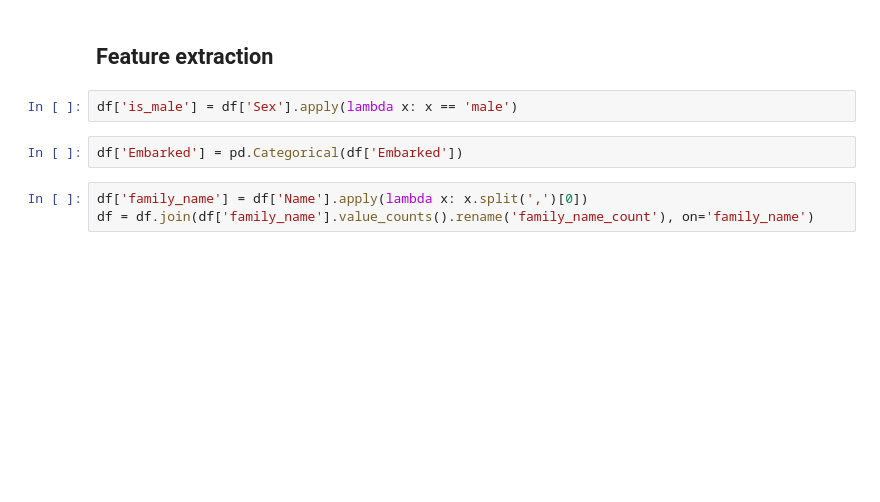
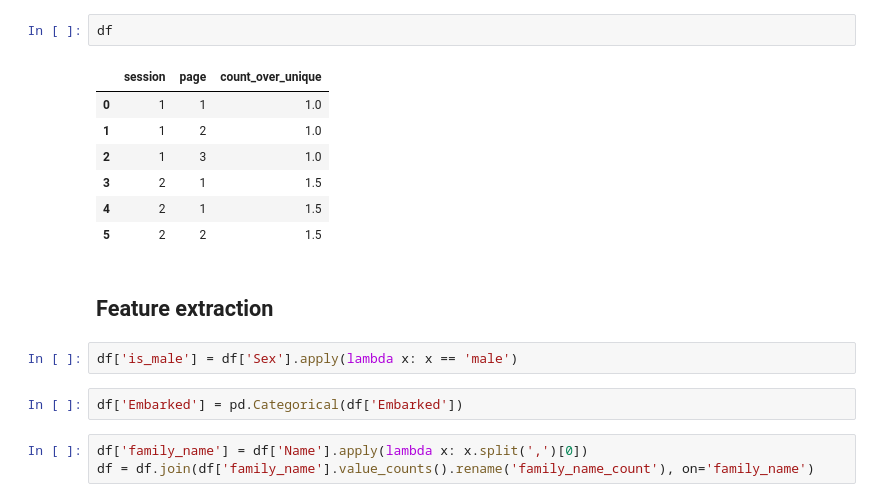
Before and after one commit to MaxHalford/DSG18-final, a Jupyter notebook: Solution.ipynb, the cells around one changed output. Saved outputs shown, nothing was run; the diff lists cells and outputs as text; blank space fills up the shorter version.

```diff
--- a/Solution.ipynb
+++ b/Solution.ipynb
@@ -16,3 +58,13 @@ df.head()
+# %%
+df
+# %% [output]
+|  | session | page | count_over_unique |
+| 0 | 1 | 1 | 1.0 |
+| 1 | 1 | 2 | 1.0 |
+| 2 | 1 | 3 | 1.0 |
+| 3 | 2 | 1 | 1.5 |
+| 4 | 2 | 1 | 1.5 |
+| 5 | 2 | 2 | 1.5 |
 # %% [markdown]
 ## Feature extraction
 # %%
```
Also changed, not shown: parts of 16 cells of this notebook, 1 other file.
